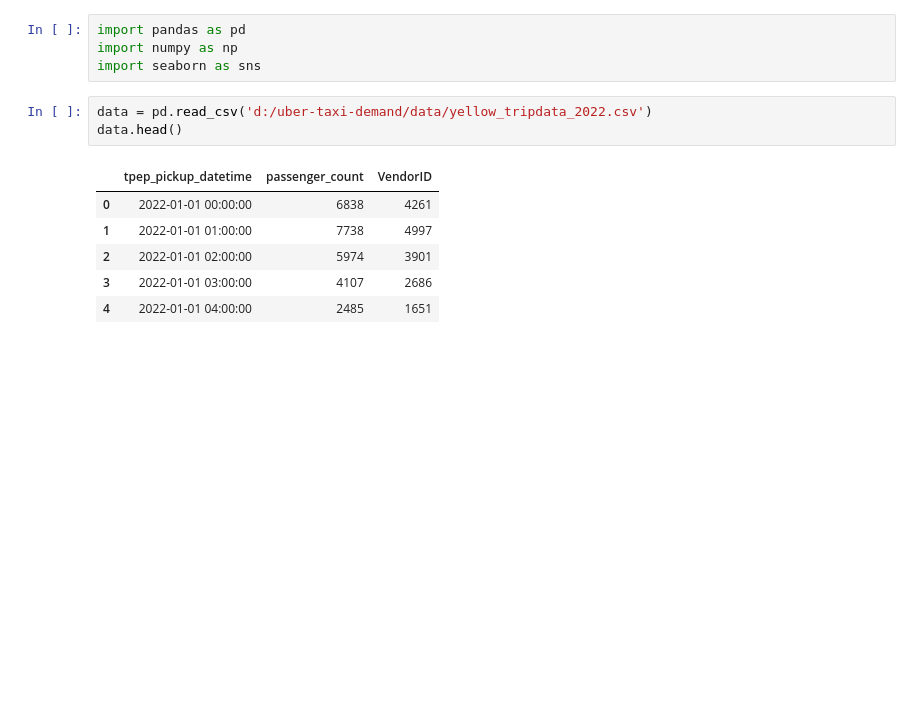
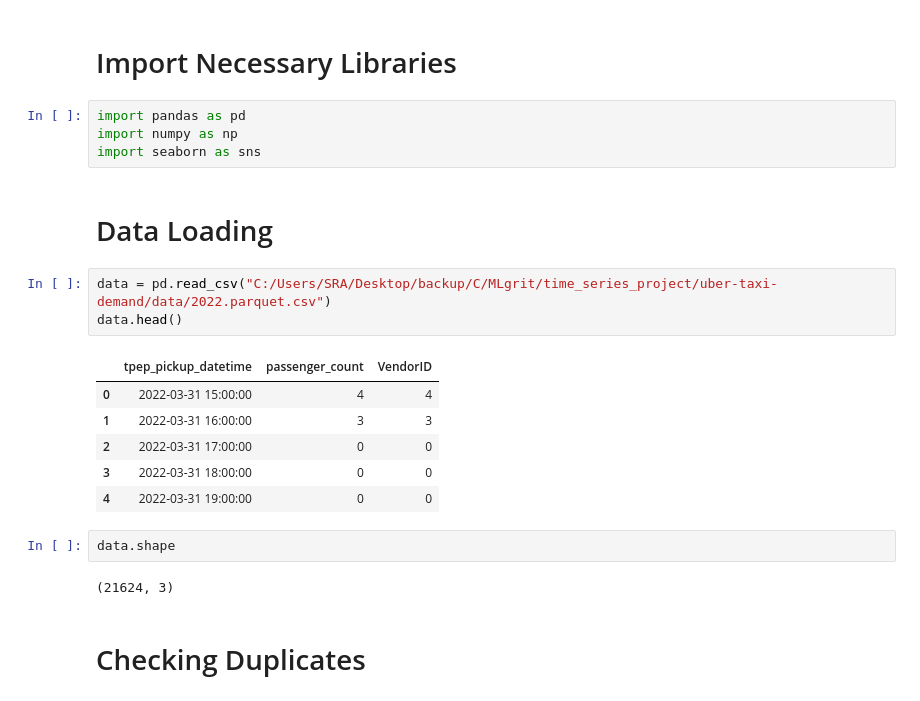
Before and after one commit to skhapijulhossen/uber-taxi-demand, a Jupyter notebook: notebooks/b_PreProcess/b_cleaning.ipynb, the cells around one changed output. Drawn from its saved outputs; the diff is of its cells as text; blank space fills up the shorter version.

```diff
--- a/notebooks/b_PreProcess/b_cleaning.ipynb
+++ b/notebooks/b_PreProcess/b_cleaning.ipynb
@@ -1,14 +1,24 @@
+# %% [markdown]
+# Import Necessary Libraries
 # %%
 import pandas as pd
 import numpy as np
 import seaborn as sns
+# %% [markdown]
+# Data Loading
 # %%
-data = pd.read_csv('d:/uber-taxi-demand/data/yellow_tripdata_2022.csv')
+data = pd.read_csv("C:/Users/SRA/Desktop/backup/C/MLgrit/time_series_project/uber-taxi-demand/data/2022.parquet.csv")
 data.head()
 # %% [output]
 |  | tpep_pickup_datetime | passenger_count | VendorID |
-| 0 | 2022-01-01 00:00:00 | 6838 | 4261 |
-| 1 | 2022-01-01 01:00:00 | 7738 | 4997 |
-| 2 | 2022-01-01 02:00:00 | 5974 | 3901 |
-| 3 | 2022-01-01 03:00:00 | 4107 | 2686 |
-| 4 | 2022-01-01 04:00:00 | 2485 | 1651 |
+| 0 | 2022-03-31 15:00:00 | 4 | 4 |
+| 1 | 2022-03-31 16:00:00 | 3 | 3 |
+| 2 | 2022-03-31 17:00:00 | 0 | 0 |
+| 3 | 2022-03-31 18:00:00 | 0 | 0 |
+| 4 | 2022-03-31 19:00:00 | 0 | 0 |
+# %%
+data.shape
+# %% [output]
+(21624, 3)
+# %% [markdown]
+# Checking Duplicates
```
Also changed, not shown: parts of 68 cells of this notebook.
